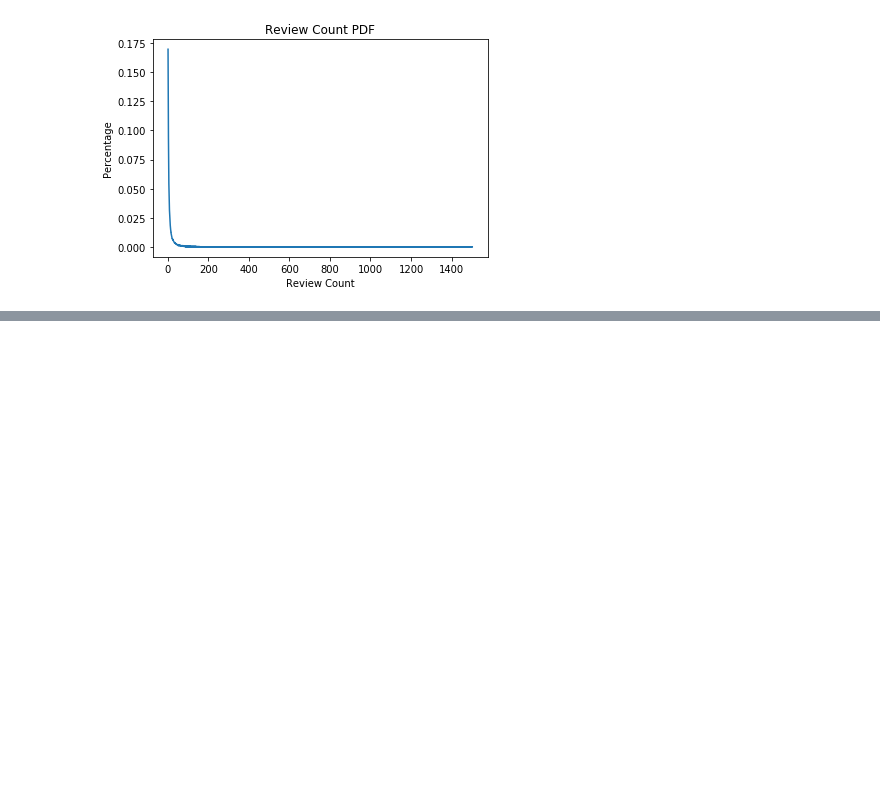
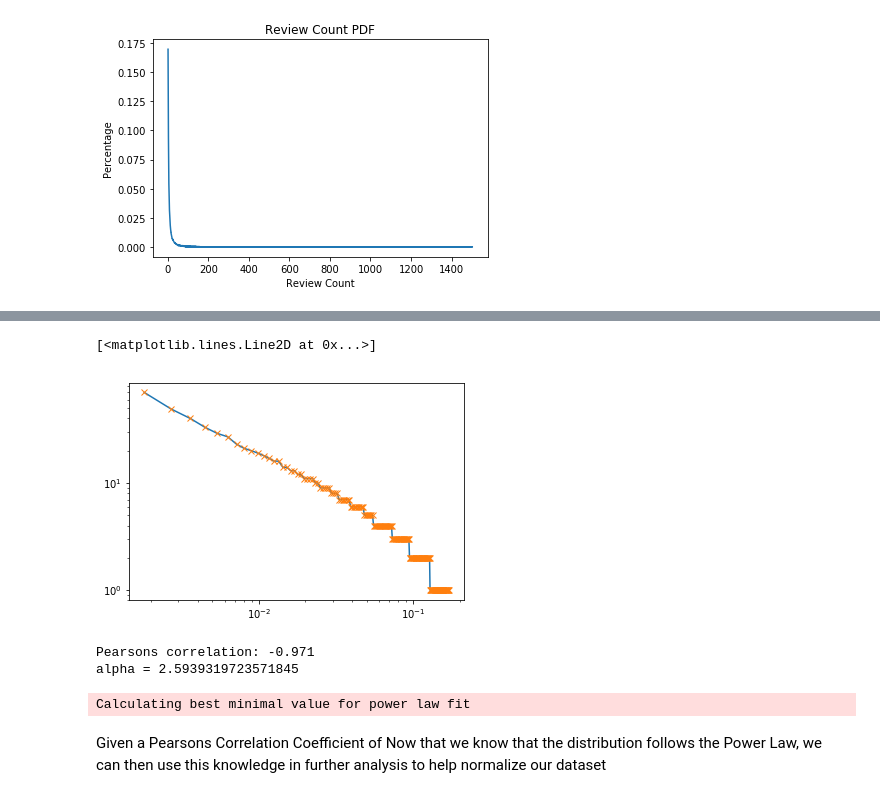
Before and after one commit to clrpoon/EECS-396-Introduction-to-the-Datascience-Pipeline, a Jupyter notebook: submission3/part2.ipynb, the cells around one changed output, grey strips where cells are left out. Saved outputs shown, nothing was run; the diff lists cells and outputs as text; code cells hidden in the pictures; blank space fills up the shorter version.

```diff
--- a/submission3/part2.ipynb
+++ b/submission3/part2.ipynb
@@ -266,0 +311,33 @@ plt.show()
+# %%
+# Examining CCDF
+counts2 = counts[::-1]
+counts2 = np.cumsum(counts2)
+counts2 = counts2[::-1]
+
+plt.figure()
+plt.plot(bins, counts2)
+plt.loglog(bins, counts2, 'x')
+# %% [output]
+[<matplotlib.lines.Line2D at 0x...>]
+[figure, added]
+# %%
+from scipy.stats import pearsonr
+import powerlaw
+
+# Examining Statistics
+
+bins_log = np.log(bins)
+counts2_log = np.log(counts2)
+
+corr, _ = pearsonr(bins_log, counts2_log)
+print('Pearsons correlation: %.3f' % corr)
+
+data = counts2
+results = powerlaw.Fit(data)
+print("alpha =", results.power_law.alpha)
+# %% [output]
+Pearsons correlation: -0.971
+alpha = 2.5939319723571845
+Calculating best minimal value for power law fit
+# %% [markdown]
+Given a Pearsons Correlation Coefficient of Now that we know that the distribution follows the Power Law, we can then use this knowledge in further analysis to help normalize our dataset
```
Also changed, not shown: parts of 9 cells of this notebook, 1 other file.
